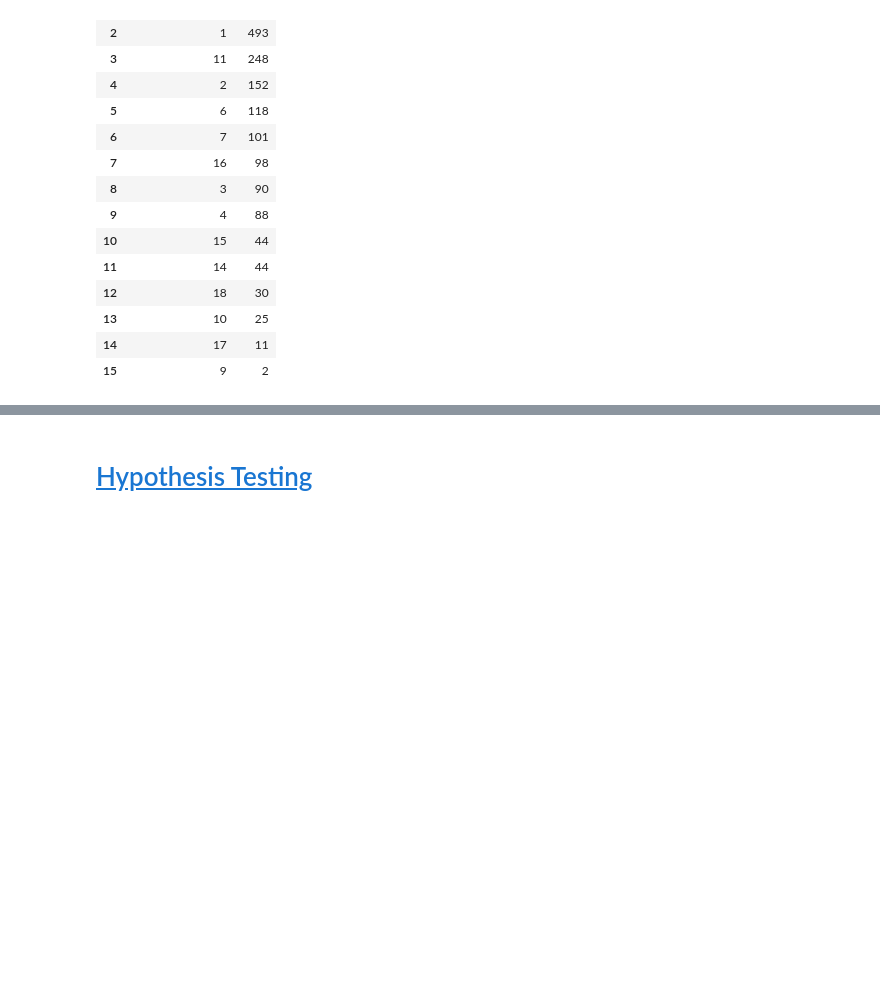
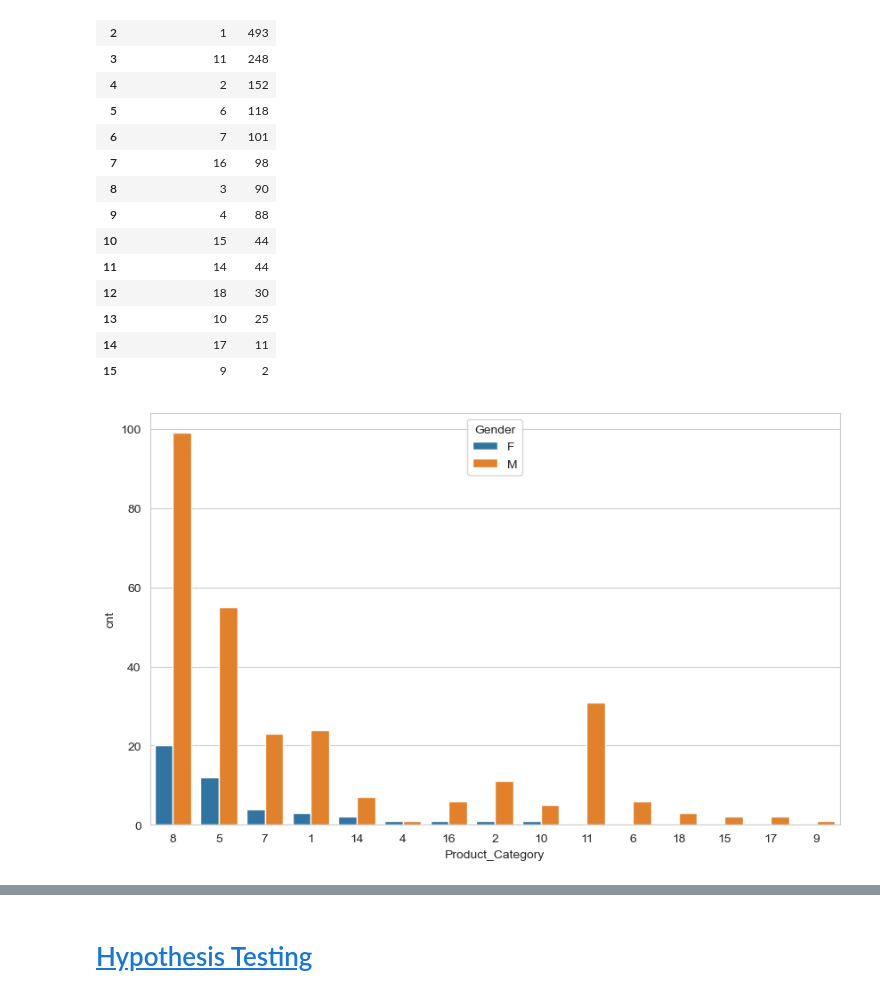
Before and after one commit to gautamnaik1994/Walmart-Data-Analysis-case-Study, a Jupyter notebook: CaseStudy.ipynb, the cells around one changed output, grey strips where cells are left out. Cells and saved outputs as stored; diff of their text form; code cells hidden in the pictures; blank space fills up the shorter version.

```diff
--- a/CaseStudy.ipynb
+++ b/CaseStudy.ipynb
@@ -766,8 +766,32 @@ ORDER BY cnt DESC;
 | 14 | 17 | 11 |
 | 15 | 9 | 2 |
 # %%
-# db.sql("""
-# SELECT DISTINCT Product_ID, Product_Category
-# FROM df
-# WHERE Gender = 'F' AND Product_ID NOT IN (SELECT DISTINCT Product_ID FROM df WHERE Gender = 'M');
-# """).to_df()
+female_products = db.sql("""
+SELECT Product_Category, COUNT(DISTINCT Product_ID) AS cnt
+FROM df
+WHERE Gender = 'F' AND Product_ID NOT IN (SELECT DISTINCT Product_ID FROM df WHERE Gender = 'M')
+GROUP BY Product_Category
+ORDER BY cnt DESC
+
+""").to_df()
+female_products["Product_Category"]= female_products["Product_Category"].astype(str)
+# %%
+male_products = db.sql("""
+SELECT Product_Category, COUNT(DISTINCT Product_ID) AS cnt
+FROM df
+WHERE Gender = 'M' AND Product_ID NOT IN (SELECT DISTINCT Product_ID FROM df WHERE Gender = 'F')
+GROUP BY Product_Category
+ORDER BY cnt DESC;
+
+""").to_df()
+male_products["Product_Category"] = male_products["Product_Category"].astype(str)
+# %%
+female_products["Gender"]="F"
+male_products["Gender"]="M"
+result = pd.concat([female_products, male_products], axis=0, ignore_index=True)
+# result
+# %%
+plt.figure(figsize=(10, 6))
+sns.barplot(x='Product_Category', y='cnt', hue="Gender" ,data=result);
+# %% [output]
+[figure, added]
```
Also changed, not shown: parts of 12 cells of this notebook, 2 other files.
